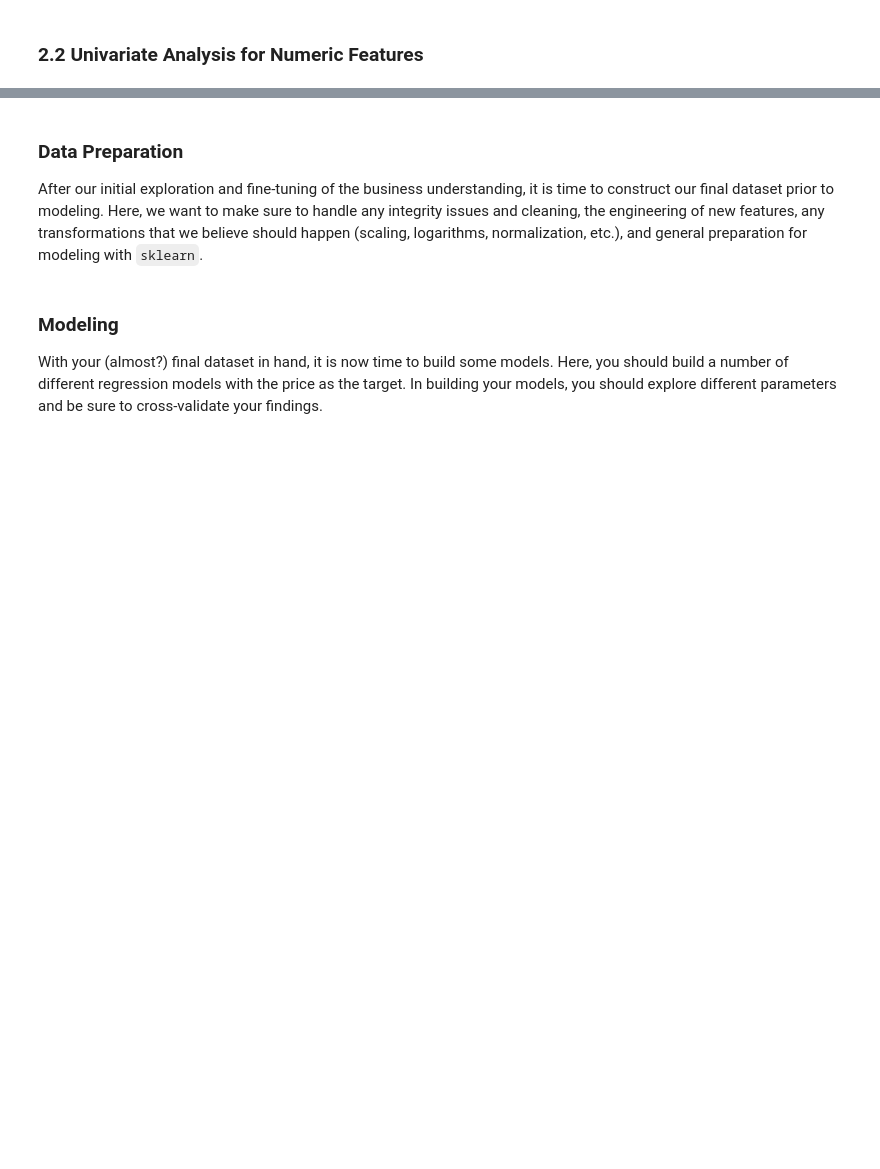
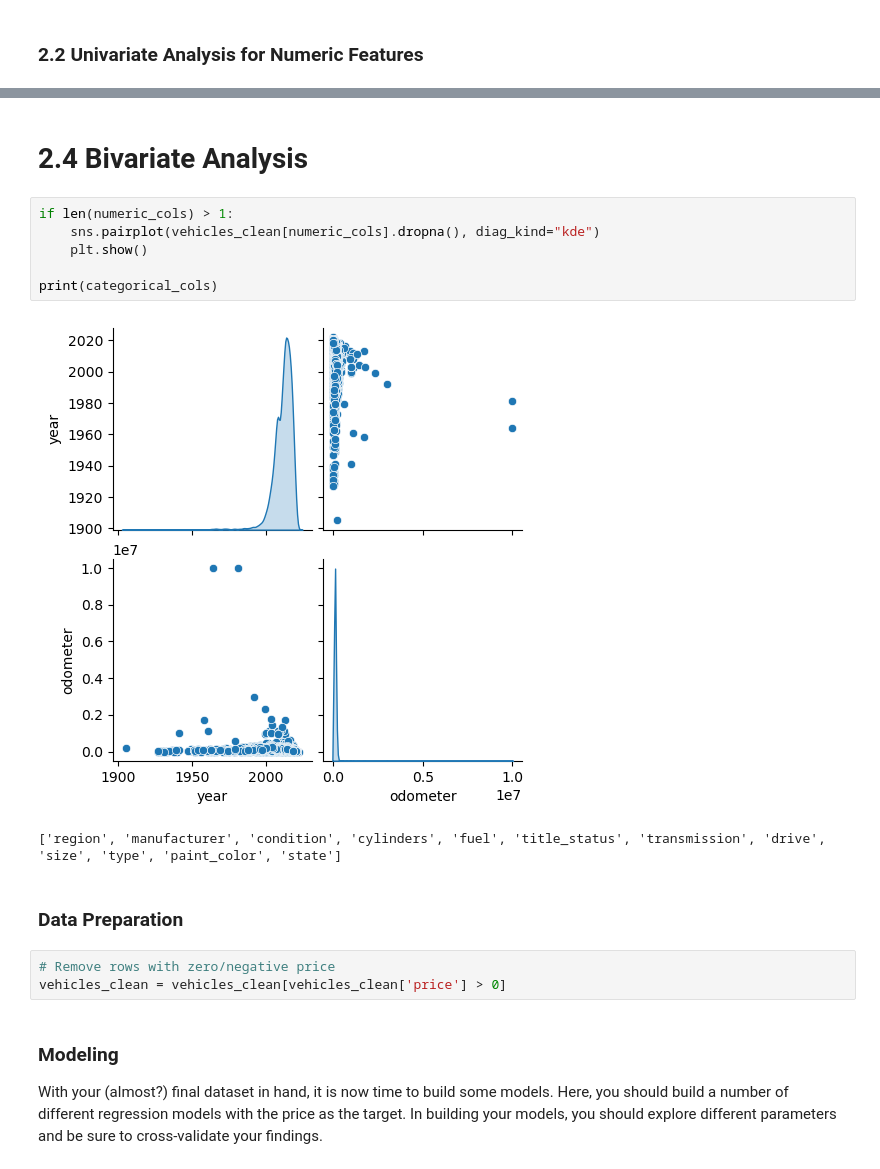
Before and after one commit to peanutenthusiast/urban-spock, a Jupyter notebook: prompt_II.ipynb, the cells around one changed output, grey strips where cells are left out. Drawn from its saved outputs; the diff is of its cells as text; blank space fills up the shorter version.

```diff
--- a/prompt_II.ipynb
+++ b/prompt_II.ipynb
@@ -271,7 +260,19 @@ for col in categorical_cols:
-# %% [markdown]
-### Data Preparation
-
-After our initial exploration and fine-tuning of the business understanding, it is time to construct our final dataset prior to modeling.  Here, we want to make sure to handle any integrity issues and cleaning, the engineering of new features, any transformations that we believe should happen (scaling, logarithms, normalization, etc.), and general preparation for modeling with `sklearn`.
+# %% [markdown]
+# 2.4 Bivariate Analysis
+# %%
+if len(numeric_cols) > 1:
+    sns.pairplot(vehicles_clean[numeric_cols].dropna(), diag_kind="kde")
+    plt.show()
+
+print(categorical_cols)
+# %% [output]
+[figure, added]
+['region', 'manufacturer', 'condition', 'cylinders', 'fuel', 'title_status', 'transmission', 'drive', 'size', 'type', 'paint_color', 'state']
+# %% [markdown]
+### Data Preparation ###
+# %%
+# Remove rows with zero/negative price
+vehicles_clean = vehicles_clean[vehicles_clean['price'] > 0]
 # %% [markdown]
 ### Modeling
 
```
Also changed, not shown: parts of 7 cells of this notebook.
